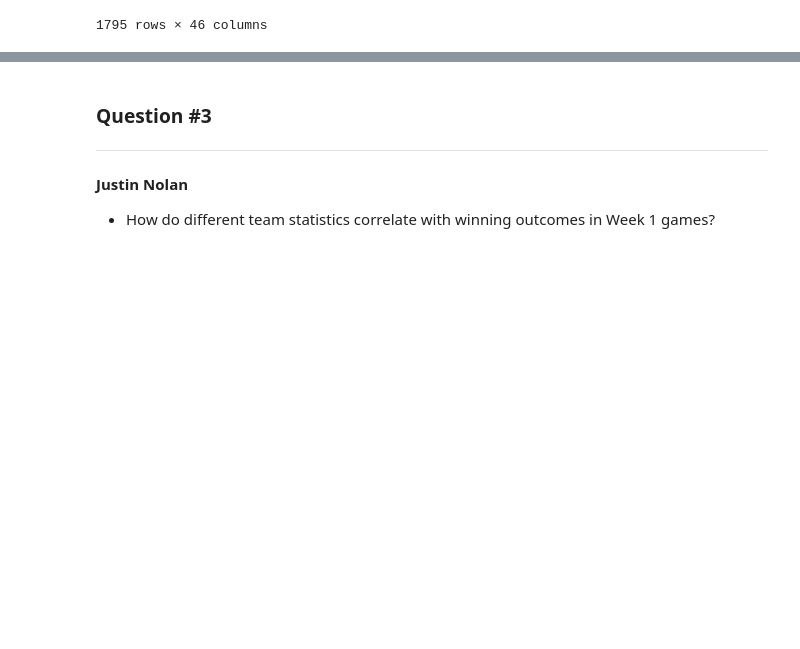
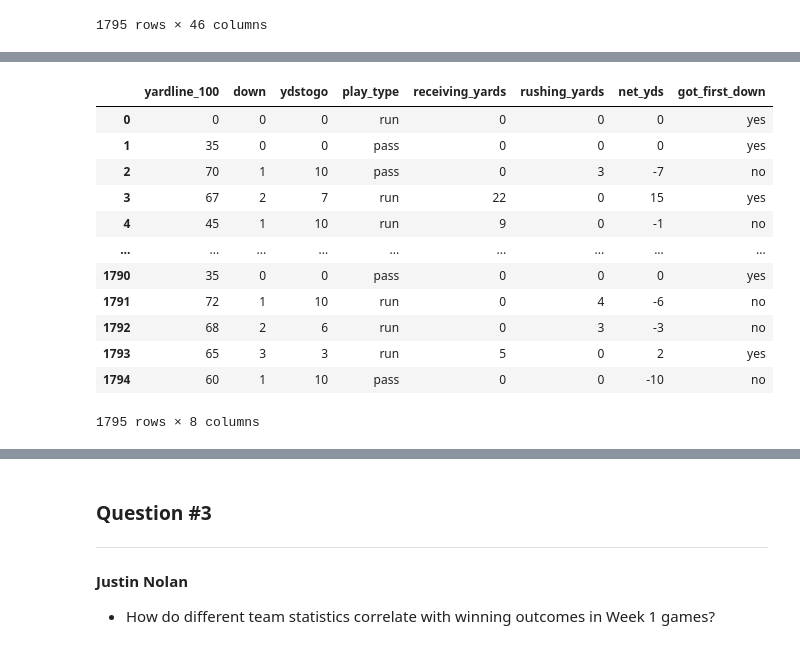
Before and after one commit to rollernathan/NFL_2024_Week_1, a Jupyter notebook: Project 3.ipynb, the cells around one changed output, grey strips where cells are left out. Cells and saved outputs as stored; diff of their text form; code cells hidden in the pictures; blank space fills up the shorter version.

```diff
--- a/Project 3.ipynb
+++ b/Project 3.ipynb
@@ -84 +84,4 @@ df_filtered
 1795 rows × 46 columns
+# %%
+df_down_distance = df_filtered[['yardline_100', 'down', 'ydstogo', 'play_type', 'receiving_yards', 'rushing_yards']]
+df_down_distance
@@ -84,0 +113,18 @@ df_filtered
+# %%
+df_down_distance['net_yds'] = df_down_distance['receiving_yards'] + df_down_distance['rushing_yards'] - df_down_distance['ydstogo']
+df_down_distance['got_first_down'] = np.where(df_down_distance['net_yds'] >= 0, 'yes', 'no')
+df_down_distance
+# %% [output]
+|  | yardline_100 | down | ydstogo | play_type | receiving_yards | rushing_yards | net_yds | got_first_down |
+| 0 | 0 | 0 | 0 | run | 0 | 0 | 0 | yes |
+| 1 | 35 | 0 | 0 | pass | 0 | 0 | 0 | yes |
+| 2 | 70 | 1 | 10 | pass | 0 | 3 | -7 | no |
+| 3 | 67 | 2 | 7 | run | 22 | 0 | 15 | yes |
+| 4 | 45 | 1 | 10 | run | 9 | 0 | -1 | no |
+| ... | ... | ... | ... | ... | ... | ... | ... | ... |
+| 1790 | 35 | 0 | 0 | pass | 0 | 0 | 0 | yes |
+| 1791 | 72 | 1 | 10 | run | 0 | 4 | -6 | no |
+| 1792 | 68 | 2 | 6 | run | 0 | 3 | -3 | no |
+| 1793 | 65 | 3 | 3 | run | 5 | 0 | 2 | yes |
+| 1794 | 60 | 1 | 10 | pass | 0 | 0 | -10 | no |
+1795 rows × 8 columns
```
Also changed, not shown: parts of 11 cells of this notebook.
